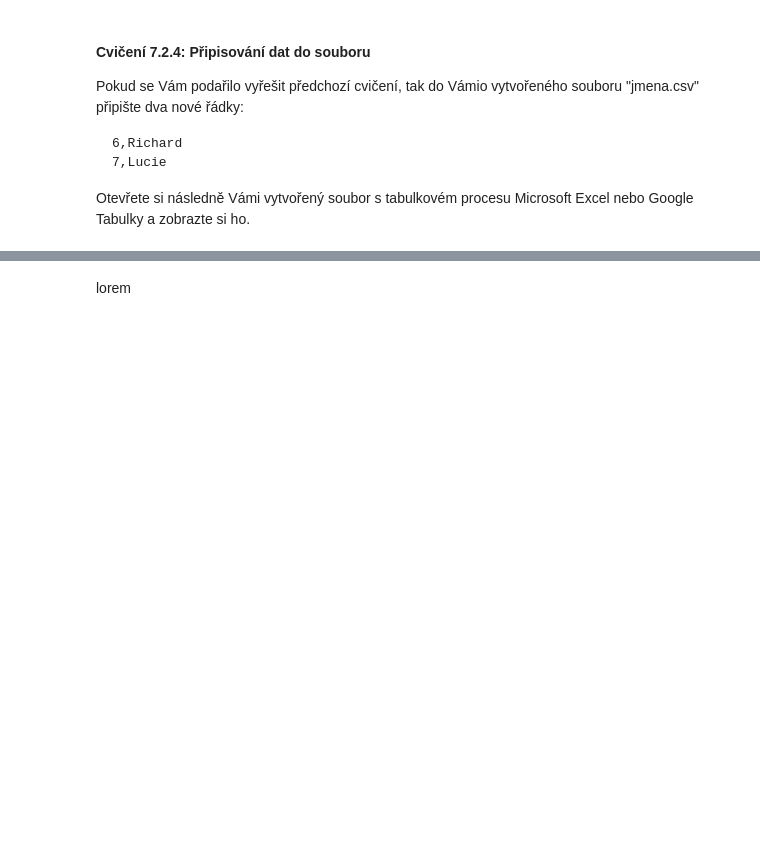
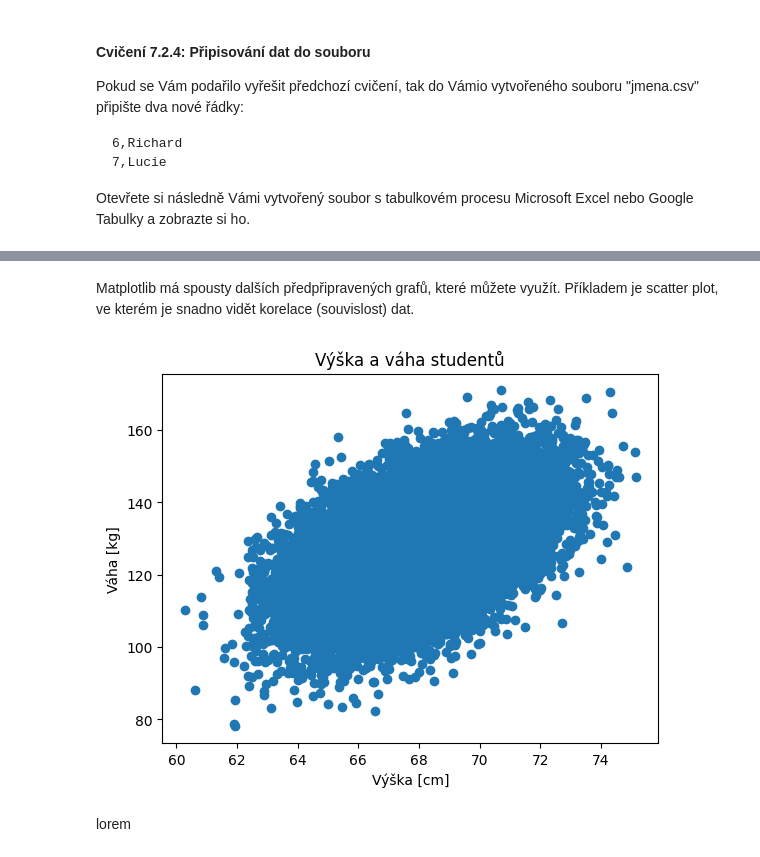
Before and after one commit to pavelberanek91/PPSS, a Jupyter notebook: lekce7.ipynb, the cells around one changed output, grey strips where cells are left out. Cells and saved outputs as stored; diff of their text form; code cells hidden in the pictures; blank space fills up the shorter version.

```diff
--- a/lekce7.ipynb
+++ b/lekce7.ipynb
@@ -243,3 +300,26 @@ lorem
+# %% [markdown]
+Matplotlib má spousty dalších předpřipravených grafů, které můžete využít. Příkladem je scatter plot, ve kterém je snadno vidět korelace (souvislost) dat.
+# %%
+with open("vyska_vaha.csv", "r") as soubor:
+    text = soubor.read()
+
+vyska = []
+vaha = []
+
+for iradek, radek in enumerate(text.split("\n")):
+    if iradek == 0:
+        continue
+    rozdeleny_radek = radek.split(",")
+    vyska.append(float(rozdeleny_radek[1]))
+    vaha.append(float(rozdeleny_radek[2]))
+
+plt.title("Výška a váha studentů") #nadpis grafu
+plt.xlabel("Výška [cm]") #popisek osy x
+plt.ylabel("Váha [kg]") #popisek osy y
+plt.scatter(vyska, vaha) #vykresleni grafu
+plt.show() #zobrazeni grafu
+# %% [output]
+[figure, added]
 # %% [markdown]
 lorem
 # %% [markdown]
```
Also changed, not shown: parts of 5 cells of this notebook, 2 other files.
